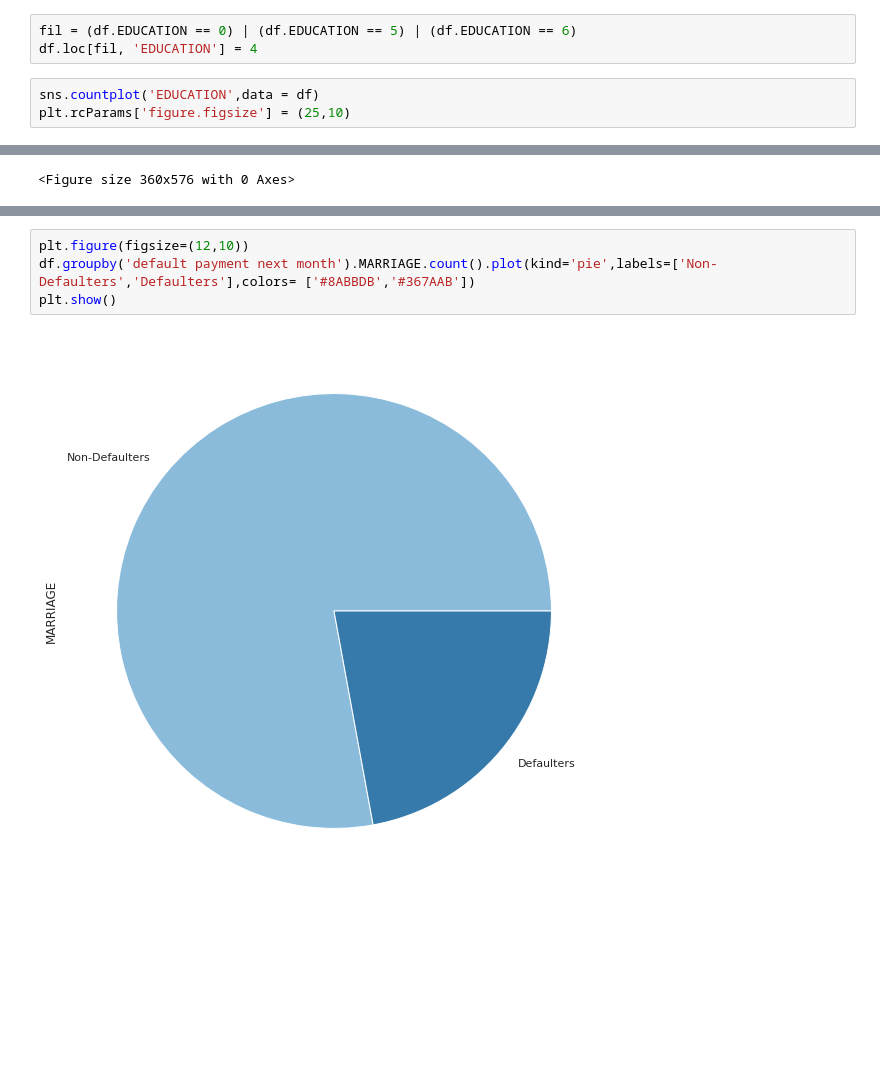
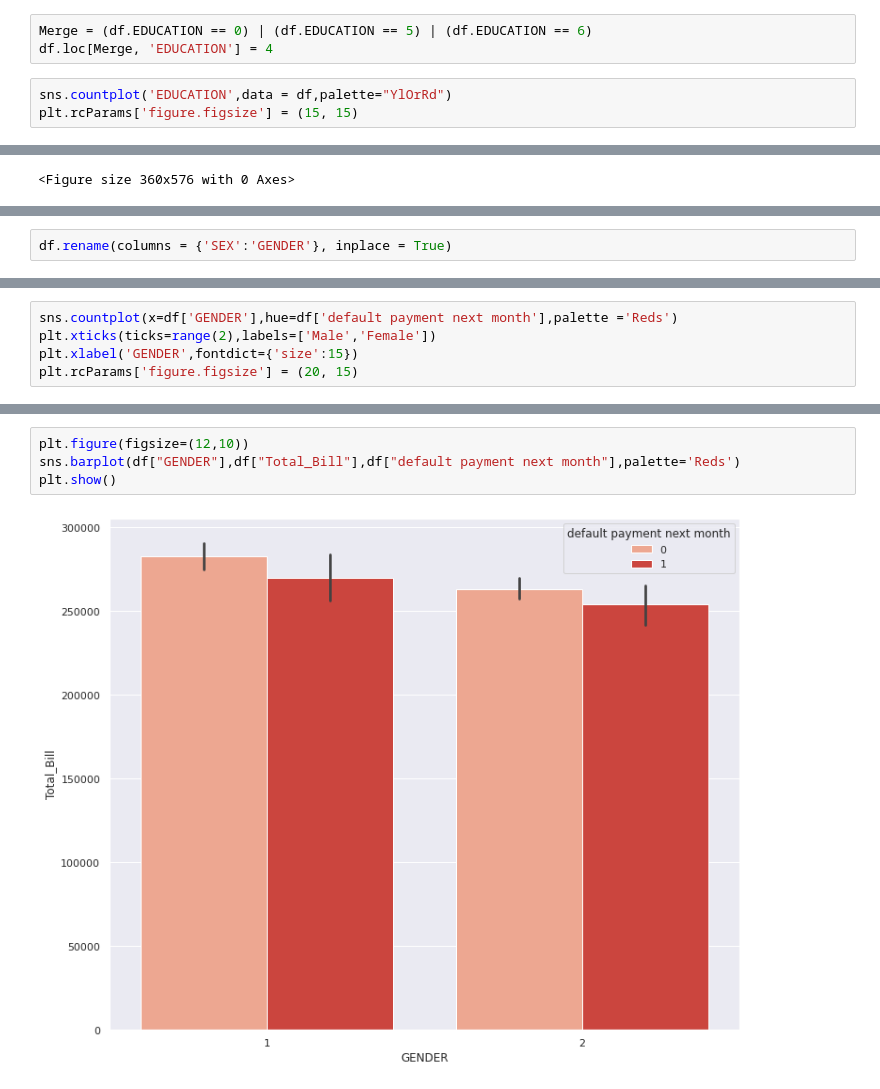
Before and after one commit to gauravkinhikar97/Credit-card-default-prediction-by-Gaurav-kinhikar, a Jupyter notebook: Copy_of_Credit_Card_Default_Prediction_Capstone_Project.ipynb, the cells around one changed output, grey strips where cells are left out. Saved outputs shown, nothing was run; the diff lists cells and outputs as text; blank space fills up the shorter version.

```diff
--- a/Copy_of_Credit_Card_Default_Prediction_Capstone_Project.ipynb
+++ b/Copy_of_Credit_Card_Default_Prediction_Capstone_Project.ipynb
@@ -363,7 +382,7 @@ plt.rcParams['figure.figsize'] = (25, 5)
 # %%
-fil = (df.EDUCATION == 0) | (df.EDUCATION == 5) | (df.EDUCATION == 6)
-df.loc[fil, 'EDUCATION'] = 4
+Merge = (df.EDUCATION == 0) | (df.EDUCATION == 5) | (df.EDUCATION == 6)
+df.loc[Merge, 'EDUCATION'] = 4
 # %%
-sns.countplot('EDUCATION',data = df)
-plt.rcParams['figure.figsize'] = (25,10)
+sns.countplot('EDUCATION',data = df,palette="YlOrRd")
+plt.rcParams['figure.figsize'] = (15, 15)
 # %% [output]
@@ -409,0 +472,2 @@ plt.rcParams['figure.figsize'] = (18, 5)
+# %%
+df.rename(columns = {'SEX':'GENDER'}, inplace = True)
@@ -418,0 +494,5 @@ plt.title('Defaulters to Not Defaulters',fontdict={'size':13})
+# %%
+sns.countplot(x=df['GENDER'],hue=df['default payment next month'],palette ='Reds')
+plt.xticks(ticks=range(2),labels=['Male','Female'])
+plt.xlabel('GENDER',fontdict={'size':15})
+plt.rcParams['figure.figsize'] = (20, 15)
@@ -419,6 +517,6 @@ plt.title('Defaulters to Not Defaulters',fontdict={'size':13})
 # %%
 plt.figure(figsize=(12,10))
-df.groupby('default payment next month').MARRIAGE.count().plot(kind='pie',labels=['Non-Defaulters','Defaulters'],colors= ['#8ABBDB','#367AAB'])
+sns.barplot(df["GENDER"],df["Total_Bill"],df["default payment next month"],palette='Reds')
 plt.show()
 # %% [output]
-[figure, old version]
+[figure, new version]
```
Also changed, not shown: parts of 172 cells of this notebook.
